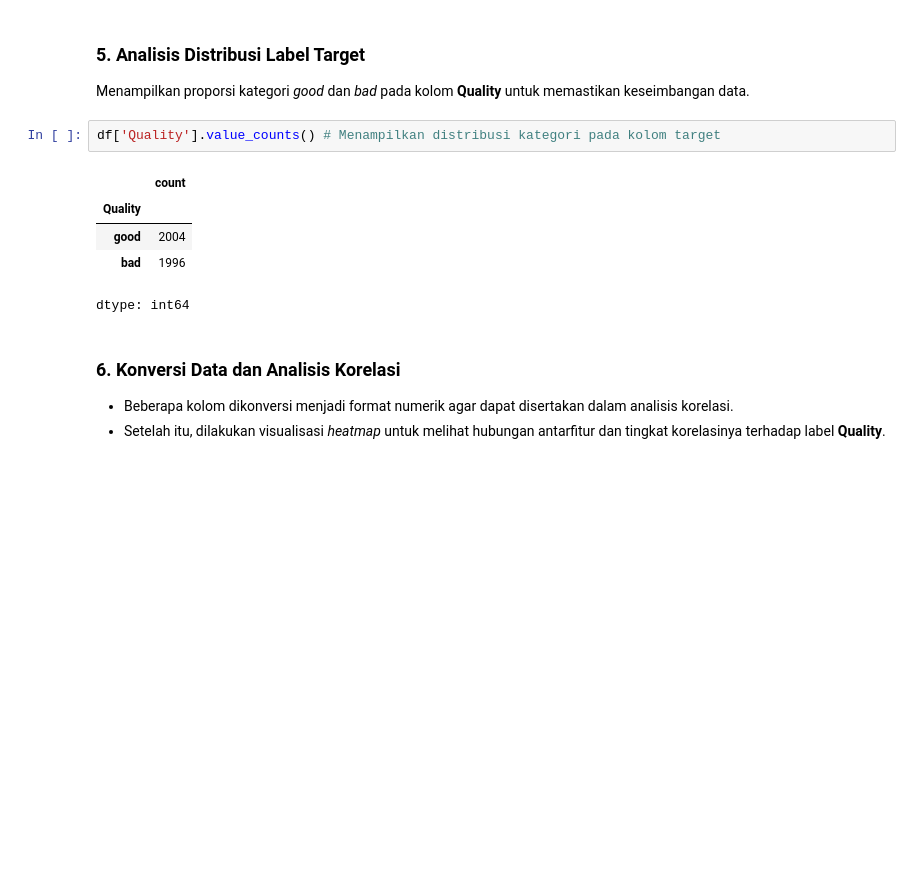
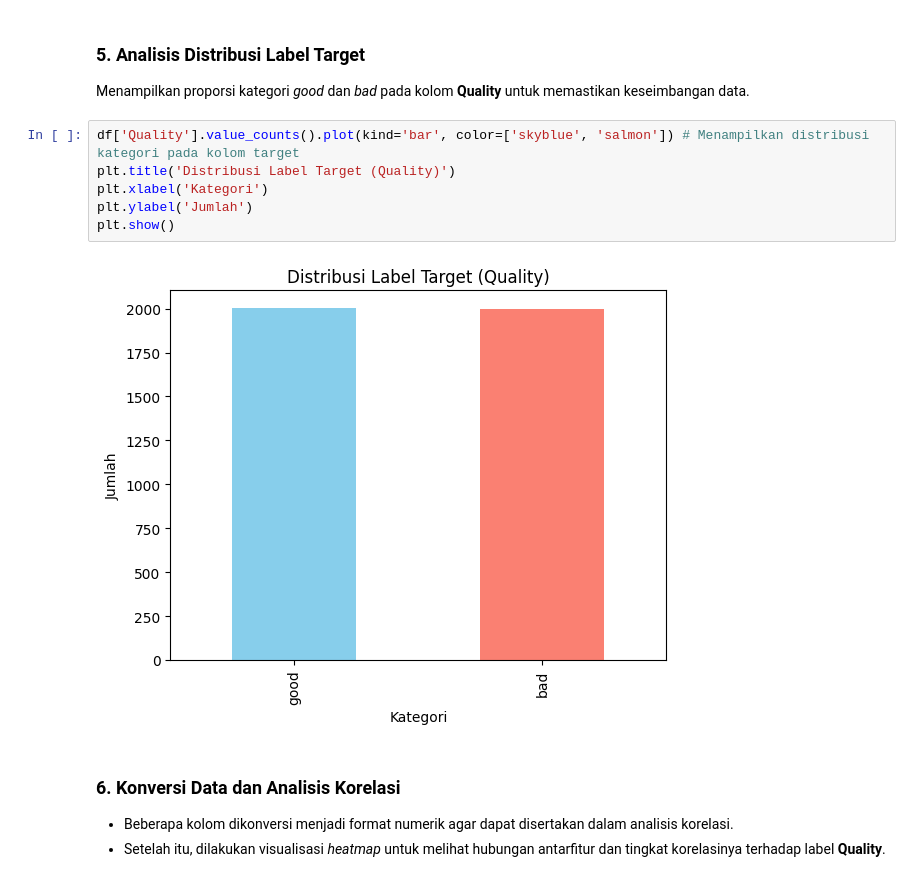
Before and after one commit to YandaAzizHusein/apple-quality-classification, a Jupyter notebook: apple_.ipynb, the cells around one changed output. Cells and saved outputs as stored; diff of their text form; blank space fills up the shorter version.

```diff
--- a/apple_.ipynb
+++ b/apple_.ipynb
@@ -194,13 +194,13 @@ np.int64(0)
 ### 5. Analisis Distribusi Label Target
 Menampilkan proporsi kategori *good* dan *bad* pada kolom **Quality** untuk memastikan keseimbangan data.
 # %%
-df['Quality'].value_counts() # Menampilkan distribusi kategori pada kolom target
+df['Quality'].value_counts().plot(kind='bar', color=['skyblue', 'salmon']) # Menampilkan distribusi kategori pada kolom target
+plt.title('Distribusi Label Target (Quality)')
+plt.xlabel('Kategori')
+plt.ylabel('Jumlah')
+plt.show()
 # %% [output]
-|  | count |
-| Quality |  |
-| good | 2004 |
-| bad | 1996 |
-dtype: int64
+[figure, added]
 # %% [markdown]
 ### 6. Konversi Data dan Analisis Korelasi
 - Beberapa kolom dikonversi menjadi format numerik agar dapat disertakan dalam analisis korelasi.
```
Also changed, not shown: parts of 2 cells of this notebook.
